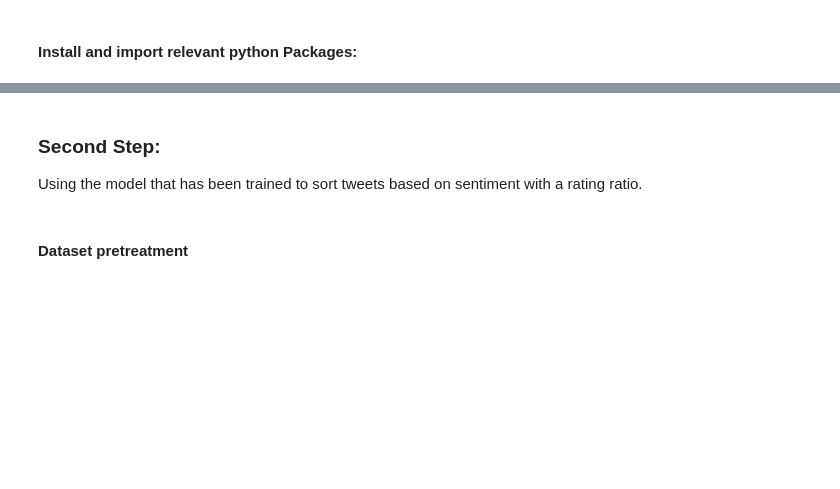
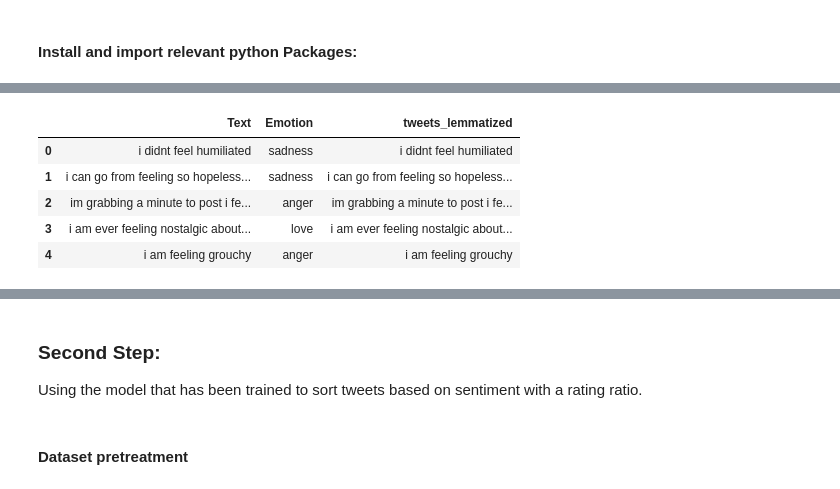
Before and after one commit to abhaybhadani/Tutorials, a Jupyter notebook: src/Analysis_and_sorting_of_tweeters'_feelings.ipynb, the cells around one changed output, grey strips where cells are left out. Cells and saved outputs as stored; diff of their text form; code cells hidden in the pictures; blank space fills up the shorter version.

```diff
--- a/src/Analysis_and_sorting_of_tweeters'_feelings.ipynb
+++ b/src/Analysis_and_sorting_of_tweeters'_feelings.ipynb
@@ -329,0 +528,20 @@ plt.show()
+# %%
+import nltk
+# nltk.download('wordnet')
+
+nltk.stem.WordNetLemmatizer().lemmatize('word')
+w_tokenizer = nltk.tokenize.WhitespaceTokenizer()
+lemmatizer = nltk.stem.WordNetLemmatizer()
+
+def lemmatize_text(text):
+    return [lemmatizer.lemmatize(w) for w in w_tokenizer.tokenize(text)]
+
+dataset['tweets_lemmatized'] = dataset.Text.apply(lemmatize_text).str.join(" ")
+dataset.head()
+# %% [output]
+|  | Text | Emotion | tweets_lemmatized |
+| 0 | i didnt feel humiliated | sadness | i didnt feel humiliated |
+| 1 | i can go from feeling so hopeless... | sadness | i can go from feeling so hopeless... |
+| 2 | im grabbing a minute to post i fe... | anger | im grabbing a minute to post i fe... |
+| 3 | i am ever feeling nostalgic about... | love | i am ever feeling nostalgic about... |
+| 4 | i am feeling grouchy | anger | i am feeling grouchy |
```
Also changed, not shown: parts of 67 cells of this notebook, 10 other files.
